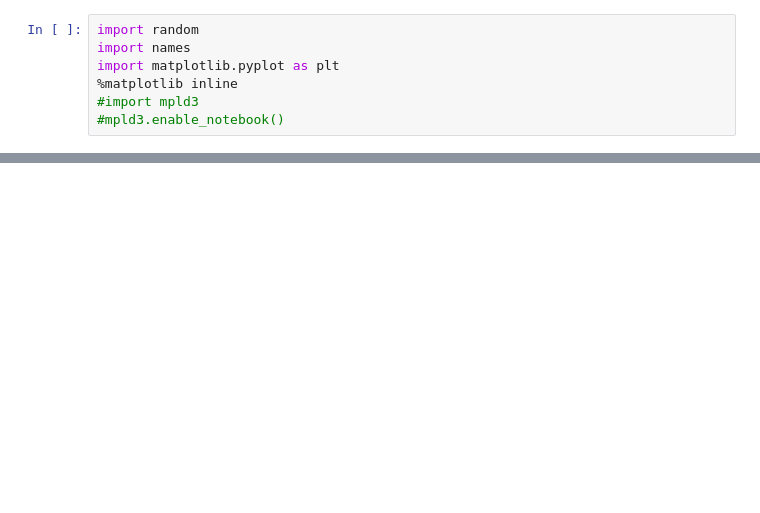
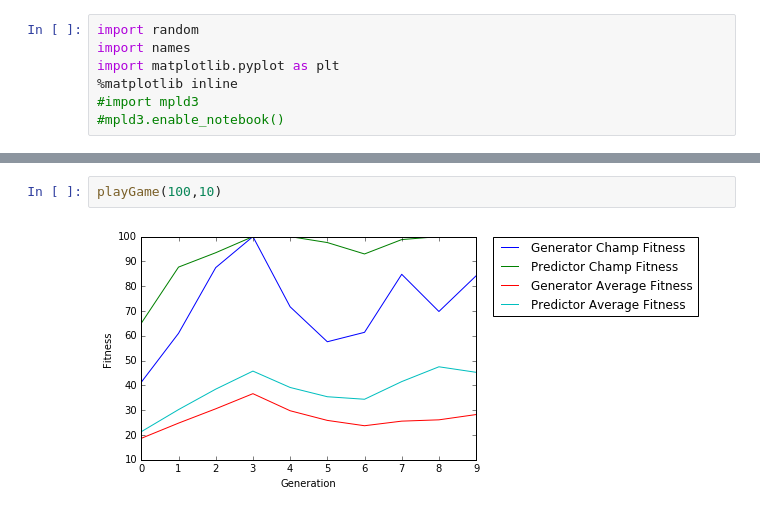
Before and after one commit to nrkfeller/co-evolution_game, a Jupyter notebook: proj.ipynb, the cells around one changed output, grey strips where cells are left out. Drawn from its saved outputs; the diff is of its cells as text; blank space fills up the shorter version.

```diff
--- a/proj.ipynb
+++ b/proj.ipynb
@@ -396,0 +342,4 @@ g
+# %%
+playGame(100,10)
+# %% [output]
+[figure, added]
```
Also changed, not shown: parts of 16 cells of this notebook.
